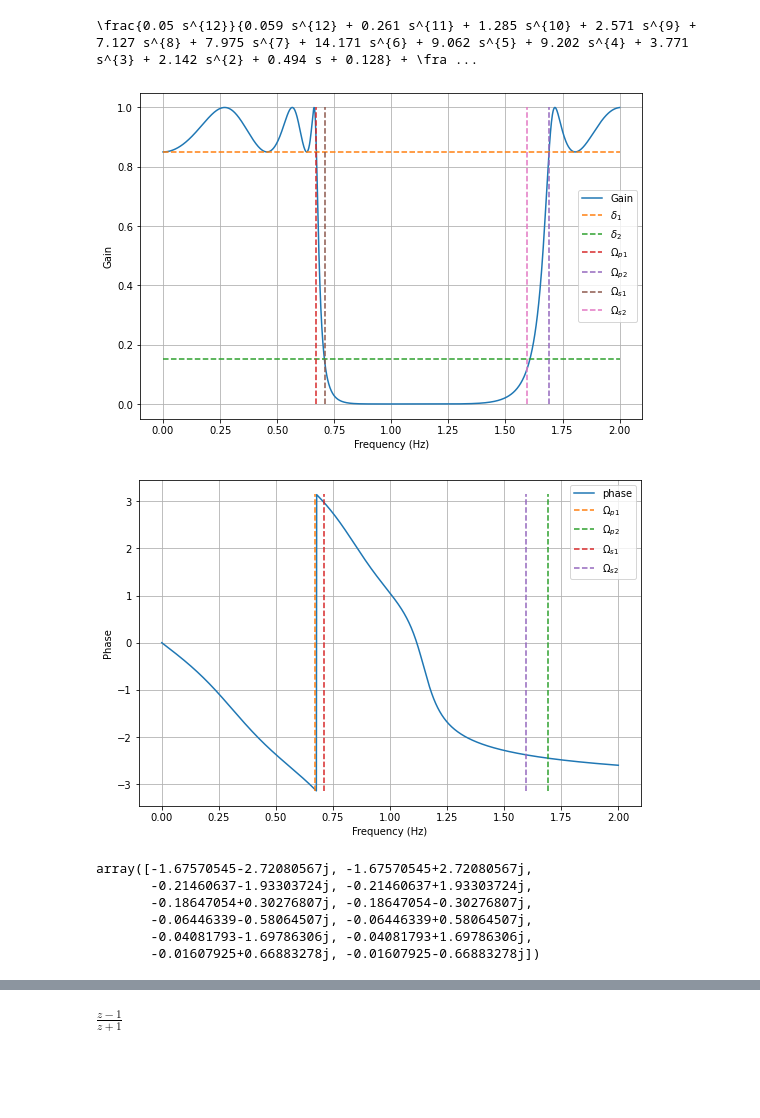
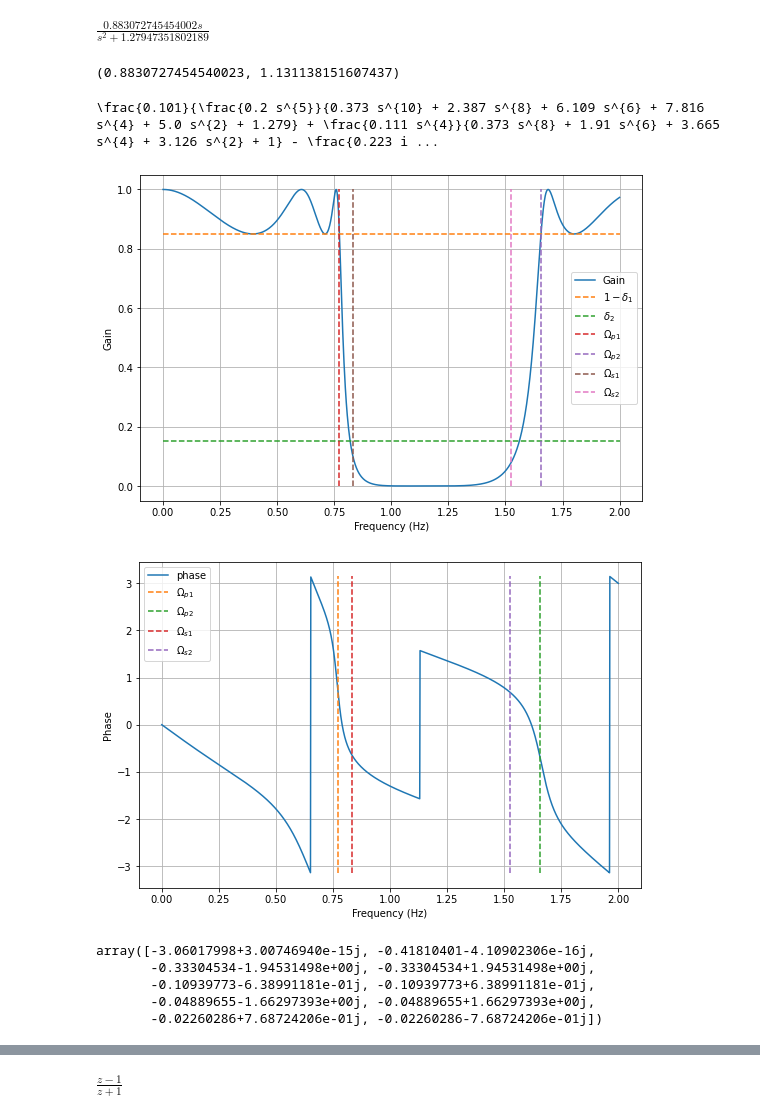
Before and after one commit to prateekgargX/DSP-Filter-Design, a Jupyter notebook: chebyshev.ipynb, the cells around one changed output, grey strips where cells are left out. Drawn from its saved outputs; the diff is of its cells as text; code cells hidden in the pictures; blank space fills up the shorter version.

Commit message:
cheby demo

```diff
--- a/chebyshev.ipynb
+++ b/chebyshev.ipynb
@@ -84,6 +108,6 @@ print(latex(round_expr(expand(Tr_fn_lp,sl),3)))
 # %%
 s = symbols('s')
-freq_trfn = tr_fn(s) # S-transformation we obtained from bp_to_lp
-Tr_fn_bp = Tr_fn_lp.subs(sl,freq_trfn) # substituting the frequency transform here
-Tr_fn_bp
+freq_trfn = sb_tr_fn(s) # S-transformation we obtained from sb_to_lp
+Tr_fn_sb = Tr_fn_lp.subs(sl,freq_trfn) # substituting the frequency transform here
+print(latex(round_expr(expand(simplify(Tr_fn_sb)),3)))
 # %% [output]
@@ -96,46 +115,54 @@ $\displaystyle \frac{\left(0.108508634144178 + 1.28508261367761 \cdot 10^{-16} i
+# %%
+freq_trfn
+# %% [output]
+$\displaystyle \frac{0.883072745454002 s}{s^{2} + 1.27947351802189}$
+# %%
+B,Omega_o
+# %% [output]
+(0.8830727454540023, 1.131138151607437)
 # %%
-print(latex(round_expr(expand(Tr_fn_bp,s),3)))
+print(latex(round_expr(expand(Tr_fn_sb,s),3)))
 # %% [output]
-\frac{0.05 s^{12}}{0.059 s^{12} + 0.261 s^{11} + 1.285 s^{10} + 2.571 s^{9} + 7.127 s^{8} + 7.975 s^{7} + 14.171 s^{6} + 9.062 s^{5} + 9.202 s^{4} + 3.771 s^{3} + 2.142 s^{2} + 0.494 s + 0.128} + \fra ...
+\frac{0.101}{\frac{0.2 s^{5}}{0.373 s^{10} + 2.387 s^{8} + 6.109 s^{6} + 7.816 s^{4} + 5.0 s^{2} + 1.279} + \frac{0.111 s^{4}}{0.373 s^{8} + 1.91 s^{6} + 3.665 s^{4} + 3.126 s^{2} + 1} - \frac{0.223 i ...
 # %%
 
-butter_bp = lambdify(s, Tr_fn_bp,'numpy') # returns a numpy-ready function
+cheby_sb = lambdify(s, Tr_fn_sb,'numpy') # returns a numpy-ready function
 
 ang_freq = np.linspace(0,2,1401)
 
-bp_response = butter_bp(ang_freq*(1j))
-bp_mag_resp = np.absolute(bp_response)
-bp_phase = np.angle(bp_response)
+sb_response = cheby_sb(ang_freq*(1j))
+sb_mag_resp = np.absolute(sb_response)
+sb_phase = np.angle(sb_response)
 # %%
-plt.plot(ang_freq,bp_mag_resp,label="Gain")
-plt.plot([ang_freq[0],ang_freq[-1]], [1-delta1,1-delta1],'--', label='$\delta_1$')
+plt.plot(ang_freq,sb_mag_resp,label="Gain")
+plt.plot([ang_freq[0],ang_freq[-1]], [1-delta1,1-delta1],'--', label='$1-\delta_1$')
 plt.plot([ang_freq[0],ang_freq[-1]], [delta2,delta2],'--', label='$\delta_2$')
 plt.plot([Op1,Op1], [0,1],'--', label='$\Omega_{p1}$')
 plt.plot([Op2,Op2], [0,1],'--', label='$\Omega_{p2}$')
 plt.plot([Os1,Os1], [0,1],'--', label='$\Omega_{s1}$')
 plt.plot([Os2,Os2], [0,1],'--', label='$\Omega_{s2}$')
 plt.xlabel('Frequency (Hz)')
 plt.ylabel('Gain')
 plt.grid(True)
 plt.legend(loc='best')
 
 plt.savefig('Gain_s.pdf')
 
 plt.show()
 
-plt.plot(ang_freq,phase,label="phase")
+plt.plot(ang_freq,sb_phase,label="phase")
 plt.plot([Op1,Op1], [-pi,pi],'--', label='$\Omega_{p1}$')
 plt.plot([Op2,Op2], [-pi,pi],'--', label='$\Omega_{p2}$')
 plt.plot([Os1,Os1], [-pi,pi],'--', label='$\Omega_{s1}$')
 plt.plot([Os2,Os2], [-pi,pi],'--', label='$\Omega_{s2}$')
 
 plt.xlabel('Frequency (Hz)')
 plt.ylabel('Phase')
 plt.grid(True)
 plt.legend(loc='best')
 plt.savefig('Phase_s.pdf')
 plt.show()
 # %% [output]
-[figure, old version]
+[figure, new version]
-[figure, old version]
+[figure, new version]
 # %%
@@ -144,12 +171,11 @@ poles_bp = np.fromiter(poles_bp,dtype=complex)
-# %%
-poles_bp
-# %% [output]
-array([-1.67570545-2.72080567j, -1.67570545+2.72080567j,
-       -0.21460637-1.93303724j, -0.21460637+1.93303724j,
-       -0.18647054+0.30276807j, -0.18647054-0.30276807j,
-       -0.06446339-0.58064507j, -0.06446339+0.58064507j,
-       -0.04081793-1.69786306j, -0.04081793+1.69786306j,
-       -0.01607925+0.66883278j, -0.01607925-0.66883278j])
+# %%
+poles_sb
+# %% [output]
+array([-3.06017998+3.00746940e-15j, -0.41810401-4.10902306e-16j,
+       -0.33304534-1.94531498e+00j, -0.33304534+1.94531498e+00j,
+       -0.10939773-6.38991181e-01j, -0.10939773+6.38991181e-01j,
+       -0.04889655-1.66297393e+00j, -0.04889655+1.66297393e+00j,
+       -0.02260286+7.68724206e-01j, -0.02260286-7.68724206e-01j])
 # %%
 fig = plt.figure()
 ax = fig.add_subplot(projection='polar')
```
Also changed, not shown: parts of 19 cells of this notebook.
